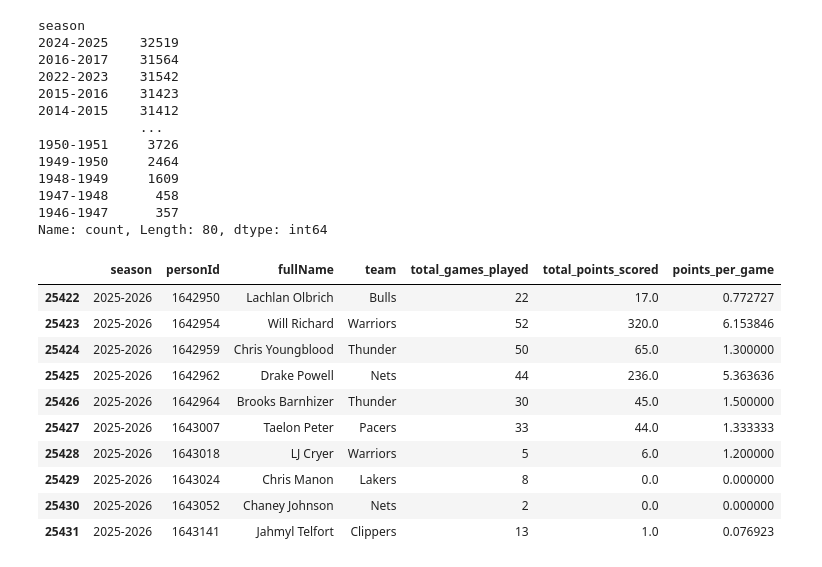
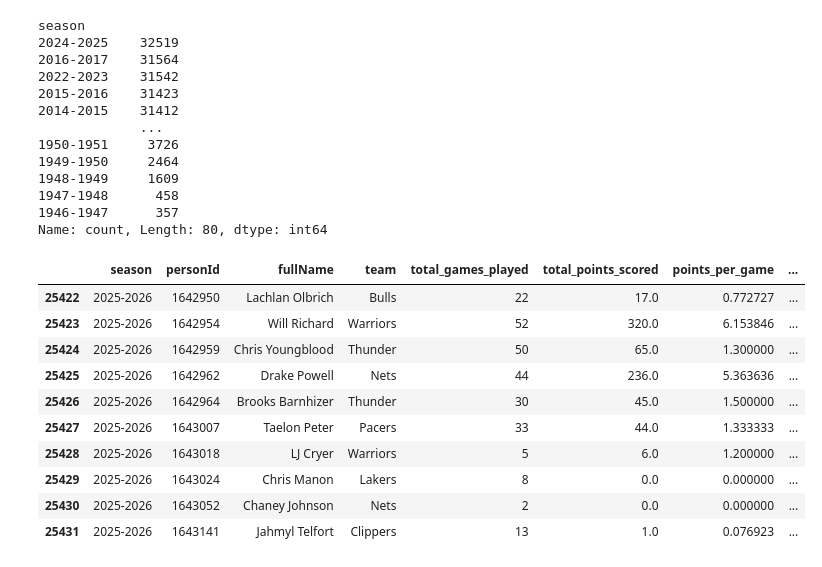
Before and after one commit to nmalloy13/nbaTopScorerProj, a Jupyter notebook: NBA.ipynb, the cells around one changed output. Saved outputs shown, nothing was run; the diff lists cells and outputs as text; code cells hidden in the pictures.

```diff
--- a/NBA.ipynb
+++ b/NBA.ipynb
@@ -267,26 +267,29 @@ season
 Name: count, Length: 80, dtype: int64
 # %%
 # Aggregate the data by season, player, and total games played, points scored, and points per game
+# also add columns for the player's average points per win and average points per loss
 season_player_stats = RegSeasonPlayerStats.groupby(['season', 'personId']).agg(
     fullName=('fullName', 'first'),
     team=('playerteamName', 'first'),
     total_games_played=('gameId', 'nunique'),
     total_points_scored=('points', 'sum'),
-    points_per_game=('points', 'mean')
+    points_per_game=('points', 'mean'),
+    avg_points_per_win=('points', lambda x: x[RegSeasonPlayerStats.loc[x.index, 'win'] == 1].mean()),
+    avg_points_per_loss=('points', lambda x: x[RegSeasonPlayerStats.loc[x.index, 'win'] == 0].mean())
 ).reset_index()
 season_player_stats.tail(10)
 # %% [output]
-|  | season | personId | fullName | team | total_games_played | total_points_scored | points_per_game |
-| 25422 | 2025-2026 | 1642950 | Lachlan Olbrich | Bulls | 22 | 17.0 | 0.772727 |
-| 25423 | 2025-2026 | 1642954 | Will Richard | Warriors | 52 | 320.0 | 6.153846 |
-| 25424 | 2025-2026 | 1642959 | Chris Youngblood | Thunder | 50 | 65.0 | 1.300000 |
-| 25425 | 2025-2026 | 1642962 | Drake Powell | Nets | 44 | 236.0 | 5.363636 |
-| 25426 | 2025-2026 | 1642964 | Brooks Barnhizer | Thunder | 30 | 45.0 | 1.500000 |
-| 25427 | 2025-2026 | 1643007 | Taelon Peter | Pacers | 33 | 44.0 | 1.333333 |
-| 25428 | 2025-2026 | 1643018 | LJ Cryer | Warriors | 5 | 6.0 | 1.200000 |
-| 25429 | 2025-2026 | 1643024 | Chris Manon | Lakers | 8 | 0.0 | 0.000000 |
-| 25430 | 2025-2026 | 1643052 | Chaney Johnson | Nets | 2 | 0.0 | 0.000000 |
-| 25431 | 2025-2026 | 1643141 | Jahmyl Telfort | Clippers | 13 | 1.0 | 0.076923 |
+|  | season | personId | fullName | team | total_games_played | total_points_scored | points_per_game | ... |
+| 25422 | 2025-2026 | 1642950 | Lachlan Olbrich | Bulls | 22 | 17.0 | 0.772727 | ... |
+| 25423 | 2025-2026 | 1642954 | Will Richard | Warriors | 52 | 320.0 | 6.153846 | ... |
+| 25424 | 2025-2026 | 1642959 | Chris Youngblood | Thunder | 50 | 65.0 | 1.300000 | ... |
+| 25425 | 2025-2026 | 1642962 | Drake Powell | Nets | 44 | 236.0 | 5.363636 | ... |
+| 25426 | 2025-2026 | 1642964 | Brooks Barnhizer | Thunder | 30 | 45.0 | 1.500000 | ... |
+| 25427 | 2025-2026 | 1643007 | Taelon Peter | Pacers | 33 | 44.0 | 1.333333 | ... |
+| 25428 | 2025-2026 | 1643018 | LJ Cryer | Warriors | 5 | 6.0 | 1.200000 | ... |
+| 25429 | 2025-2026 | 1643024 | Chris Manon | Lakers | 8 | 0.0 | 0.000000 | ... |
+| 25430 | 2025-2026 | 1643052 | Chaney Johnson | Nets | 2 | 0.0 | 0.000000 | ... |
+| 25431 | 2025-2026 | 1643141 | Jahmyl Telfort | Clippers | 13 | 1.0 | 0.076923 | ... |
 # %%
 # create a dataframe of the best scorer for each team for each season
 topTeamScorers = season_player_stats.loc[season_player_stats.groupby(['season', 'team'])['points_per_game'].idxmax()]
```
Also changed, not shown: parts of 2 cells of this notebook.
